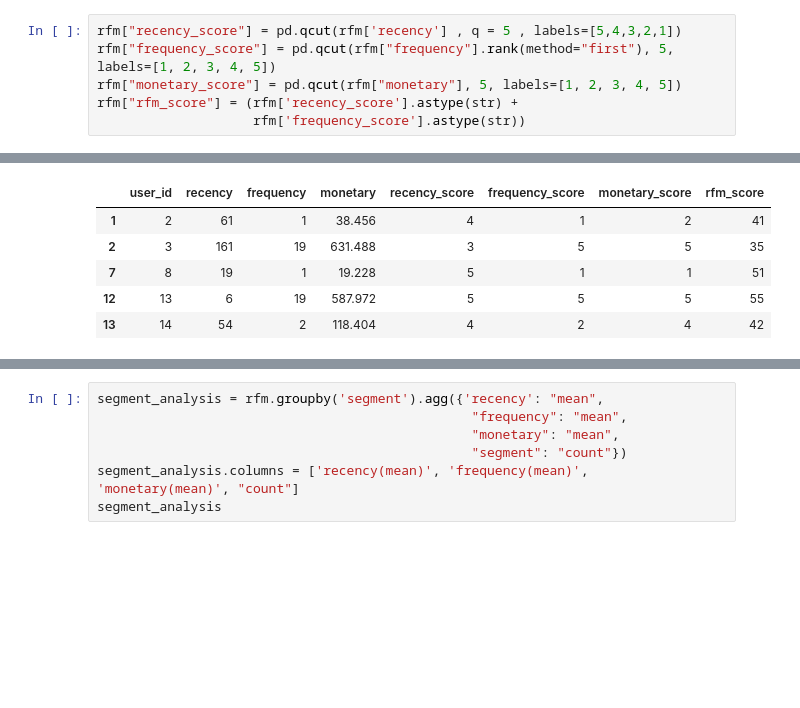
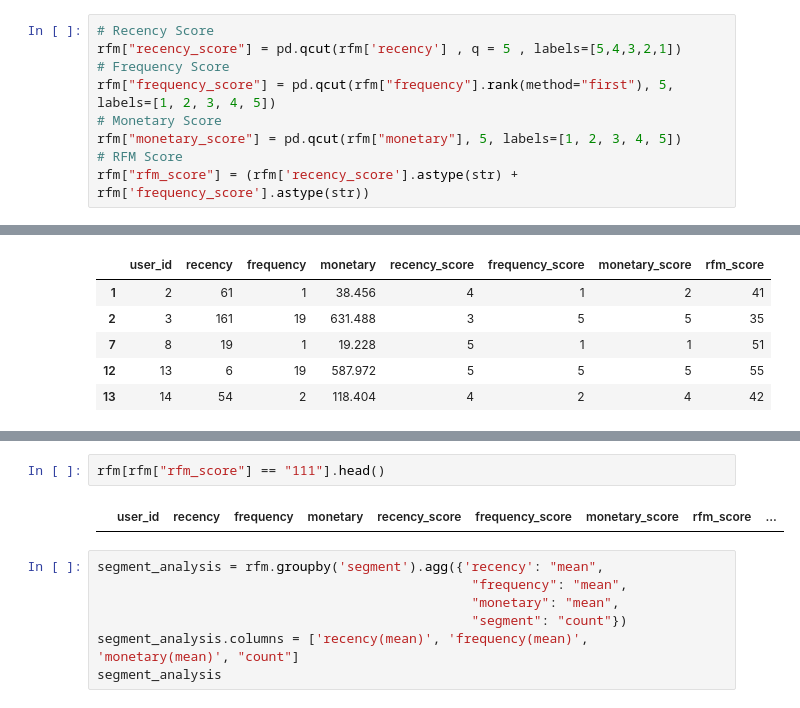
Before and after one commit to larixgomex/customer_segmentation, a Jupyter notebook: Customer_Segmentation.ipynb, the cells around one changed output, grey strips where cells are left out. Drawn from its saved outputs; the diff is of its cells as text; blank space fills up the shorter version.

```diff
--- a/Customer_Segmentation.ipynb
+++ b/Customer_Segmentation.ipynb
@@ -239,11 +241,14 @@ rfm
 | 21982 | 21983 | 398 | 1 | 6.072 |
 11963 rows × 4 columns
 # %%
+# Recency Score
 rfm["recency_score"] = pd.qcut(rfm['recency'] , q = 5 , labels=[5,4,3,2,1])
+# Frequency Score
 rfm["frequency_score"] = pd.qcut(rfm["frequency"].rank(method="first"), 5, labels=[1, 2, 3, 4, 5])
+# Monetary Score
 rfm["monetary_score"] = pd.qcut(rfm["monetary"], 5, labels=[1, 2, 3, 4, 5])
-rfm["rfm_score"] = (rfm['recency_score'].astype(str) +
-                    rfm['frequency_score'].astype(str))
+# RFM Score
+rfm["rfm_score"] = (rfm['recency_score'].astype(str) + rfm['frequency_score'].astype(str))
 # %%
 rfm.head()
 # %% [output]
@@ -275,6 +280,10 @@ rfm.tail()
 | 21976 | 21977 | 396 | 1 | 56.672 | 2 | 2 | 3 | 22 | ... |
 | 21978 | 21979 | 284 | 1 | 26.312 | 2 | 2 | 1 | 22 | ... |
 | 21982 | 21983 | 398 | 1 | 6.072 | 2 | 2 | 1 | 22 | ... |
+# %%
+rfm[rfm["rfm_score"] == "111"].head()
+# %% [output]
+|  | user_id | recency | frequency | monetary | recency_score | frequency_score | monetary_score | rfm_score | ... |
 # %%
 segment_analysis = rfm.groupby('segment').agg({'recency': "mean",
                                                 "frequency": "mean",
```
Also changed, not shown: parts of 12 cells of this notebook.
